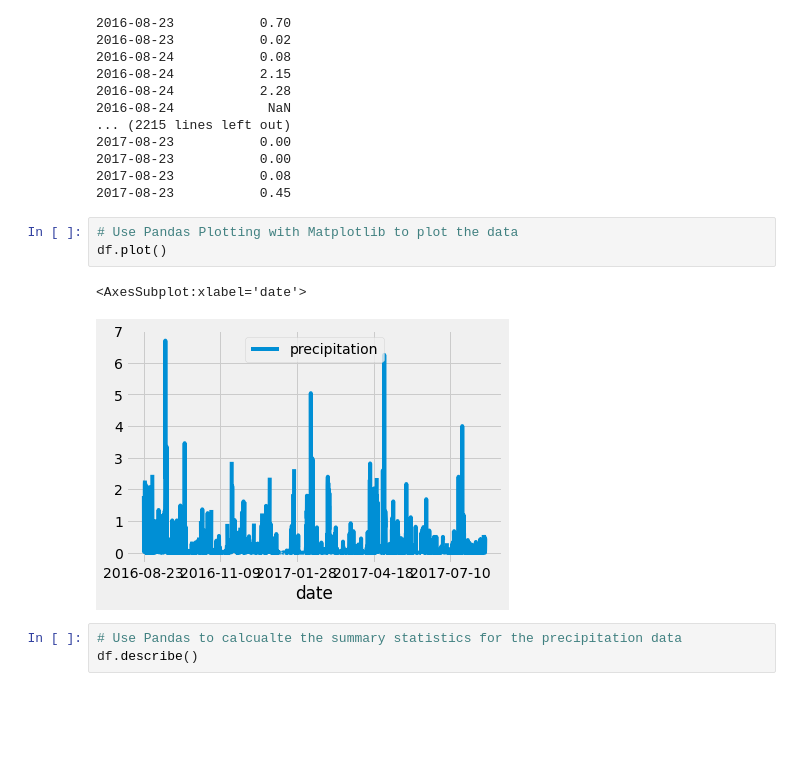
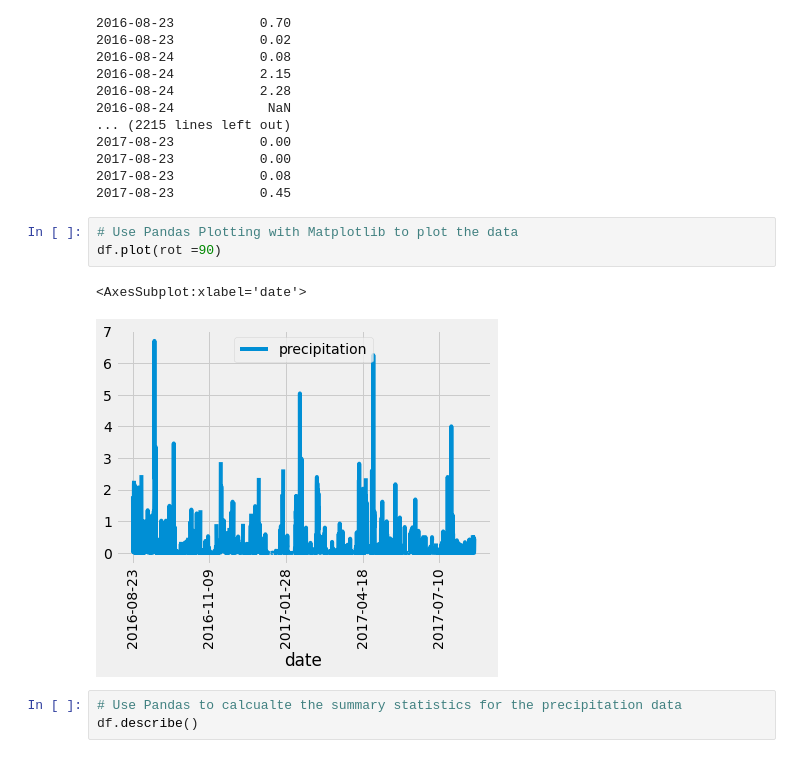
Before and after one commit to salojkg/surfs_up, a Jupyter notebook: climate_analysis.ipynb, the cells around one changed output. Cells and saved outputs as stored; diff of their text form; blank space fills up the shorter version.

```diff
--- a/climate_analysis.ipynb
+++ b/climate_analysis.ipynb
@@ -117,10 +117,10 @@ print(df.to_string(index=False))
 2017-08-23           0.45
 # %%
 # Use Pandas Plotting with Matplotlib to plot the data
-df.plot()
+df.plot(rot =90)
 # %% [output]
 <AxesSubplot:xlabel='date'>
-[figure, old version]
+[figure, new version]
 # %%
 # Use Pandas to calcualte the summary statistics for the precipitation data
 df.describe()
```
Also changed, not shown: parts of 2 cells of this notebook, 1 other file.
